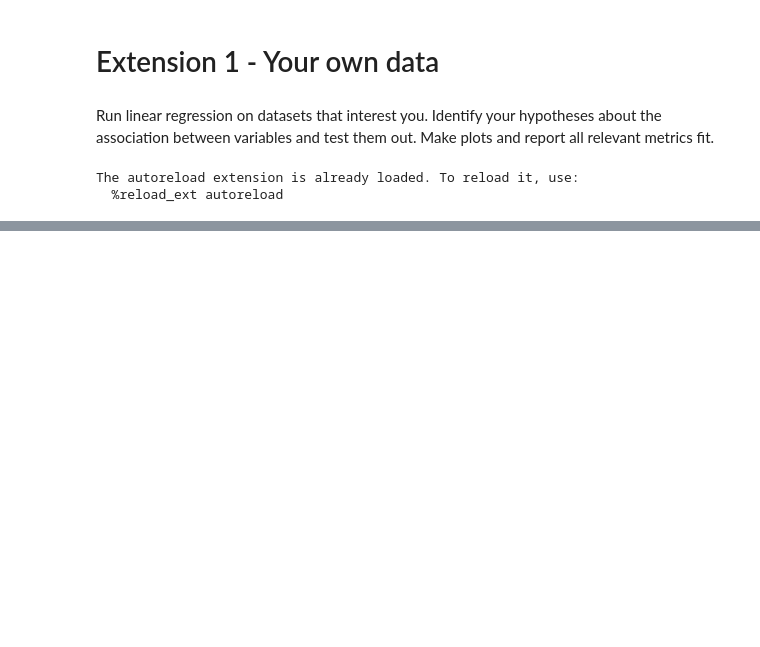
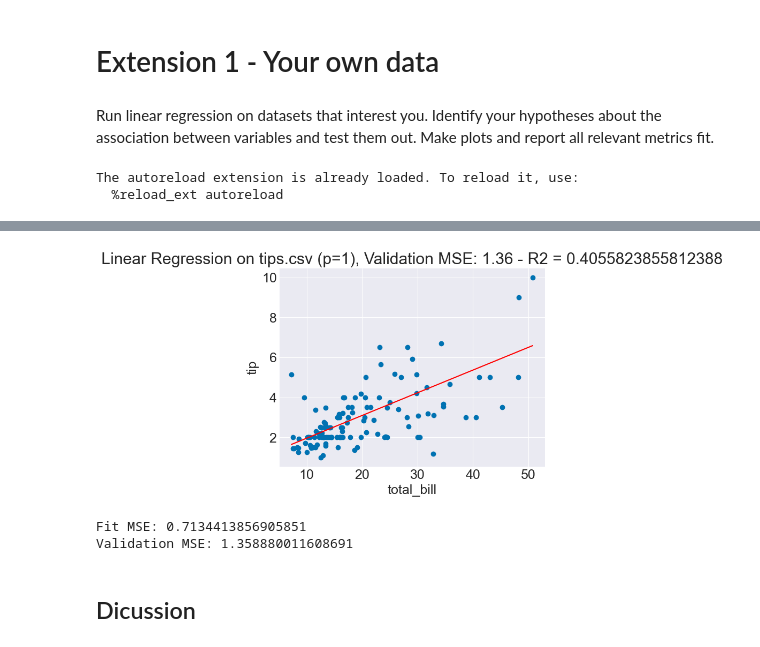
Before and after one commit to Chandrachud-2003/Chandras251Projects, a Jupyter notebook: Project3Final/extension-1-own-data.ipynb, the cells around one changed output, grey strips where cells are left out. Drawn from its saved outputs; the diff is of its cells as text; code cells hidden in the pictures; blank space fills up the shorter version.

```diff
--- a/Project3Final/extension-1-own-data.ipynb
+++ b/Project3Final/extension-1-own-data.ipynb
@@ -163,0 +155,14 @@ mse: 152957.18970893917
+# %%
+# Create fit and validation sets
+tips_data_fit = Data(tips_filename)
+tips_data_fit.limit_samples(0, 120)
+tips_data_val = Data(tips_filename)
+tips_data_val.limit_samples(120, 240)
+
+# Printing the fit and validation sets
+print('Fit set:')
+print(tips_data_fit)
+print()
+print('Validation set:')
+print(tips_data_val)
+print()
@@ -163,0 +187,25 @@ mse: 152957.18970893917
+# %%
+# Check fit generalization on validation set
+
+# Run linear regression on the fit set
+tips_reg_fit = LinearRegression(tips_data_fit)
+tips_reg_fit.linear_regression(ind_vars=['total_bill'], dep_var='tip')
+
+# Create a new regression model for the validation set
+tips_reg_val = LinearRegression(tips_data_val)
+
+# Copy over the fitted slope and intercept from the fit set
+tips_reg_val.initialize(['total_bill'], 'tip', tips_reg_fit.get_fitted_slope(), tips_reg_fit.get_fitted_intercept(), p = 1)
+
+# Create a scatter plot of the fit set
+tips_reg_val.scatter('total_bill', 'tip', f'Linear Regression on tips.csv (p={1}), Validation MSE: {tips_reg_val.mse:.2f}')
+
+# Compute and print the MSe for both the fit and validation data
+print(f'Fit MSE: {tips_reg_fit.mse}')
+print(f'Validation MSE: {tips_reg_val.mse}')
+# %% [output]
+[figure, added]
+Fit MSE: 0.7134413856905851
+Validation MSE: 1.358880011608691
+# %% [markdown]
+## Dicussion
```
Also changed, not shown: parts of 16 cells of this notebook, 8 other files.
